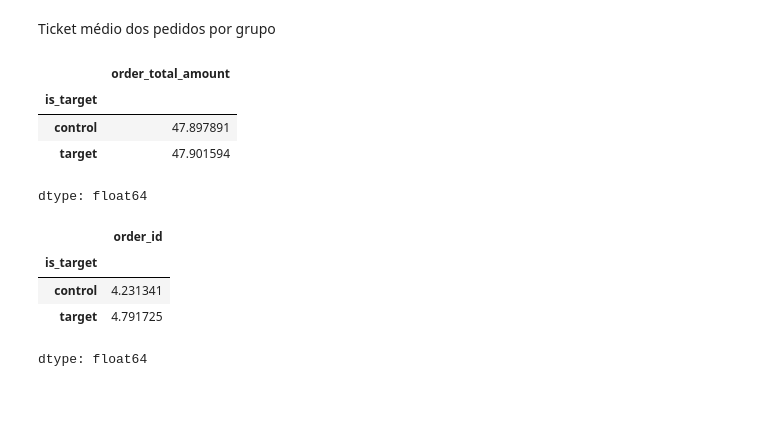
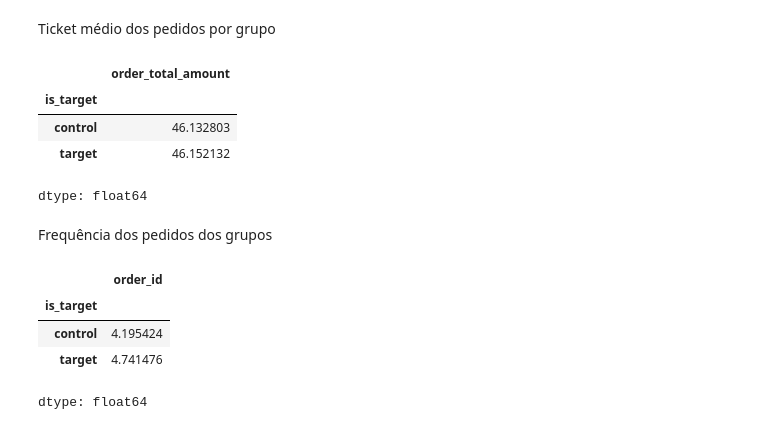
Before and after one commit to RonneyPetras/ifood-data-analysis-case, a Jupyter notebook: 02_ab_test_analysis.ipynb, the cells around one changed output. Saved outputs shown, nothing was run; the diff lists cells and outputs as text; code cells hidden in the pictures; blank space fills up the shorter version.

```diff
--- a/02_ab_test_analysis.ipynb
+++ b/02_ab_test_analysis.ipynb
@@ -37,0 +62,7 @@ df_pedidos_ab_teste.head()
+# %%
+# Filtro por percentis (exemplo)
+expurgo_inferior, expurgo_superior = df_pedidos_ab_teste['order_total_amount'].quantile([0.01, 0.99])
+df_expurgado = df_pedidos_ab_teste[(df_pedidos_ab_teste['order_total_amount'] >= expurgo_inferior) & (df_pedidos_ab_teste['order_total_amount'] <= expurgo_superior)]
+
+
+print(df_expurgado['order_total_amount'].describe(percentiles=[0.25, 0.5, 0.75, 0.95, 0.99]).to_string(float_format='{:.2f}'.format))
@@ -51,20 +121,22 @@ dtype: float64
 # %% [markdown]
 Ticket médio dos pedidos por grupo
 # %%
-df_ticket_medio = df_pedidos_ab_teste.groupby('is_target')['order_total_amount'].mean()
+df_ticket_medio = df_expurgado.groupby('is_target')['order_total_amount'].mean()
 df_ticket_medio
 # %% [output]
 |  | order_total_amount |
 | is_target |  |
-| control | 47.897891 |
-| target | 47.901594 |
+| control | 46.132803 |
+| target | 46.152132 |
 dtype: float64
+# %% [markdown]
+Frequência dos pedidos dos grupos
 # %%
-df_frequencia_pedidos = df_pedidos_ab_teste.groupby(['is_target', 'customer_id'])['order_id'].count().groupby('is_target').mean()
+df_frequencia_pedidos = df_expurgado.groupby(['is_target', 'customer_id'])['order_id'].count().groupby('is_target').mean()
 df_frequencia_pedidos
 # %% [output]
 |  | order_id |
 | is_target |  |
-| control | 4.231341 |
-| target | 4.791725 |
+| control | 4.195424 |
+| target | 4.741476 |
 dtype: float64
```
Also changed, not shown: parts of 33 cells of this notebook.
